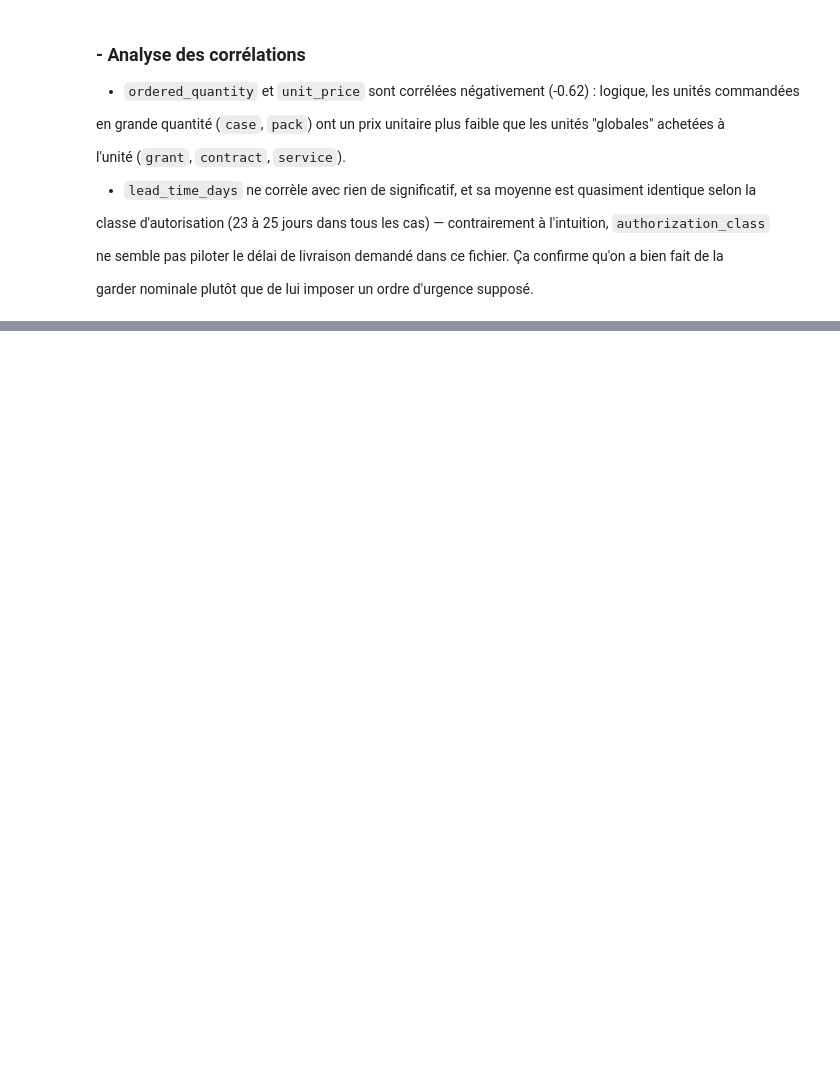
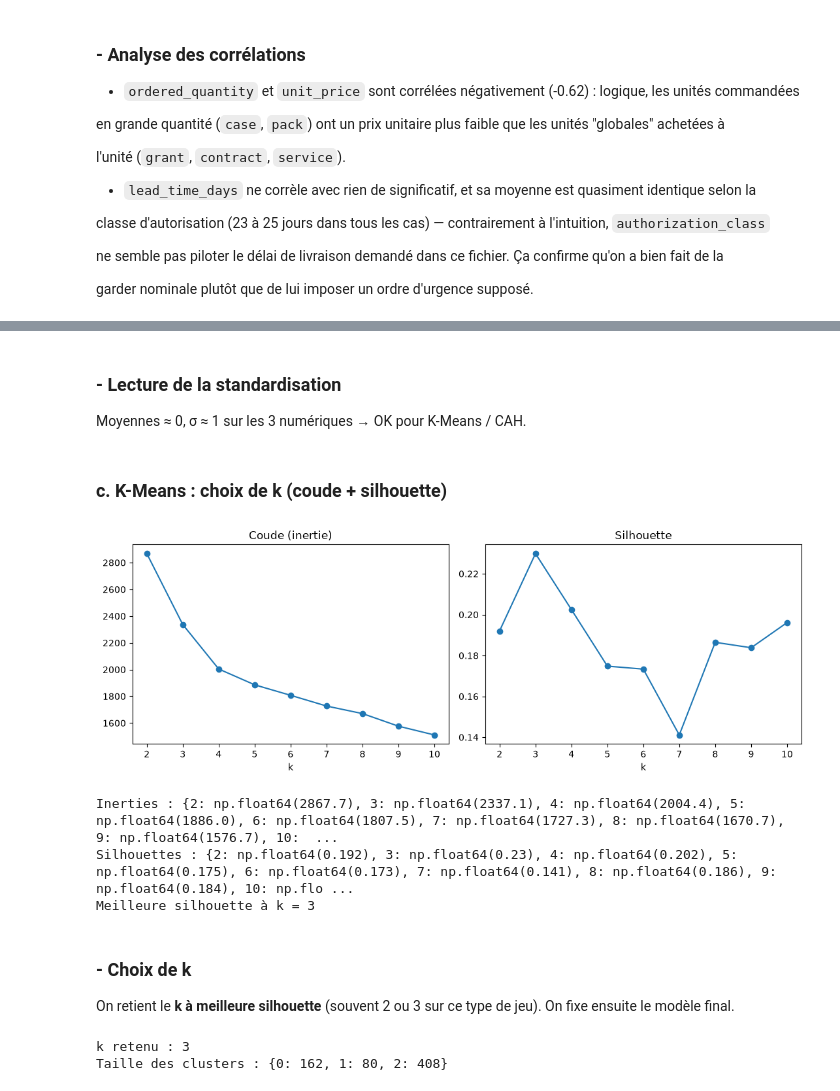
Before and after one commit to HananeDjouadi/G05-DataMining-2627, a Jupyter notebook: data/logistics/purchase_order_lines.ipynb, the cells around one changed output, grey strips where cells are left out. Cells and saved outputs as stored; diff of their text form; code cells hidden in the pictures; blank space fills up the shorter version.

```diff
--- a/data/logistics/purchase_order_lines.ipynb
+++ b/data/logistics/purchase_order_lines.ipynb
@@ -518,0 +1050,10 @@ certitude l'ordre exact voulu par le métier ;
+# %%
+from sklearn.preprocessing import StandardScaler
+
+X_scaled = X.copy()
+X_scaled[cols_cluster_num] = StandardScaler().fit_transform(X[cols_cluster_num])
+
+print("Moyennes (≈ 0) :")
+print(X_scaled[cols_cluster_num].mean().round(3))
+print("\nÉcarts-types (≈ 1) :")
+print(X_scaled[cols_cluster_num].std().round(3))
@@ -518,0 +1072,48 @@ certitude l'ordre exact voulu par le métier ;
+# %% [markdown]
+### - Lecture de la standardisation
+
+Moyennes ≈ 0, σ ≈ 1 sur les 3 numériques → OK pour K-Means / CAH.
+# %% [markdown]
+### c. K-Means : choix de k (coude + silhouette)
+# %%
+from sklearn.cluster import KMeans
+from sklearn.metrics import silhouette_score
+import numpy as np
+
+ks = range(2, 11)
+inertias, silhouettes = [], []
+for k in ks:
+    km = KMeans(n_clusters=k, n_init=10, random_state=42).fit(X_scaled)
+    inertias.append(km.inertia_)
+    silhouettes.append(silhouette_score(X_scaled, km.labels_))
+
+fig, ax = plt.subplots(1, 2, figsize=(11, 4))
+ax[0].plot(ks, inertias, "o-"); ax[0].set_title("Coude (inertie)"); ax[0].set_xlabel("k")
+ax[1].plot(ks, silhouettes, "o-"); ax[1].set_title("Silhouette"); ax[1].set_xlabel("k")
+plt.tight_layout(); plt.show()
+
+print("Inerties :", dict(zip(ks, np.round(inertias, 1))))
+print("Silhouettes :", dict(zip(ks, np.round(silhouettes, 3))))
+
+best_k = int(max(ks, key=lambda k: silhouettes[k - 2]))
+print("Meilleure silhouette à k =", best_k)
+# %% [output]
+[figure, added]
+Inerties : {2: np.float64(2867.7), 3: np.float64(2337.1), 4: np.float64(2004.4), 5: np.float64(1886.0), 6: np.float64(1807.5), 7: np.float64(1727.3), 8: np.float64(1670.7), 9: np.float64(1576.7), 10:  ...
+Silhouettes : {2: np.float64(0.192), 3: np.float64(0.23), 4: np.float64(0.202), 5: np.float64(0.175), 6: np.float64(0.173), 7: np.float64(0.141), 8: np.float64(0.186), 9: np.float64(0.184), 10: np.flo ...
+Meilleure silhouette à k = 3
+# %% [markdown]
+### - Choix de k
+
+On retient le **k à meilleure silhouette** (souvent 2 ou 3 sur ce type de jeu). On fixe ensuite le modèle final.
+# %%
+# k final = argmax silhouette (recalculé ci-dessus)
+k_final = int(max(ks, key=lambda k: silhouettes[k - 2]))
+km = KMeans(n_clusters=k_final, n_init=10, random_state=42).fit(X_scaled)
+labels_km = km.labels_
+
+print("k retenu :", k_final)
+print("Taille des clusters :", pd.Series(labels_km).value_counts().sort_index().to_dict())
+# %% [output]
+k retenu : 3
+Taille des clusters : {0: 162, 1: 80, 2: 408}
```
Also changed, not shown: parts of 77 cells of this notebook, 2 other files.
